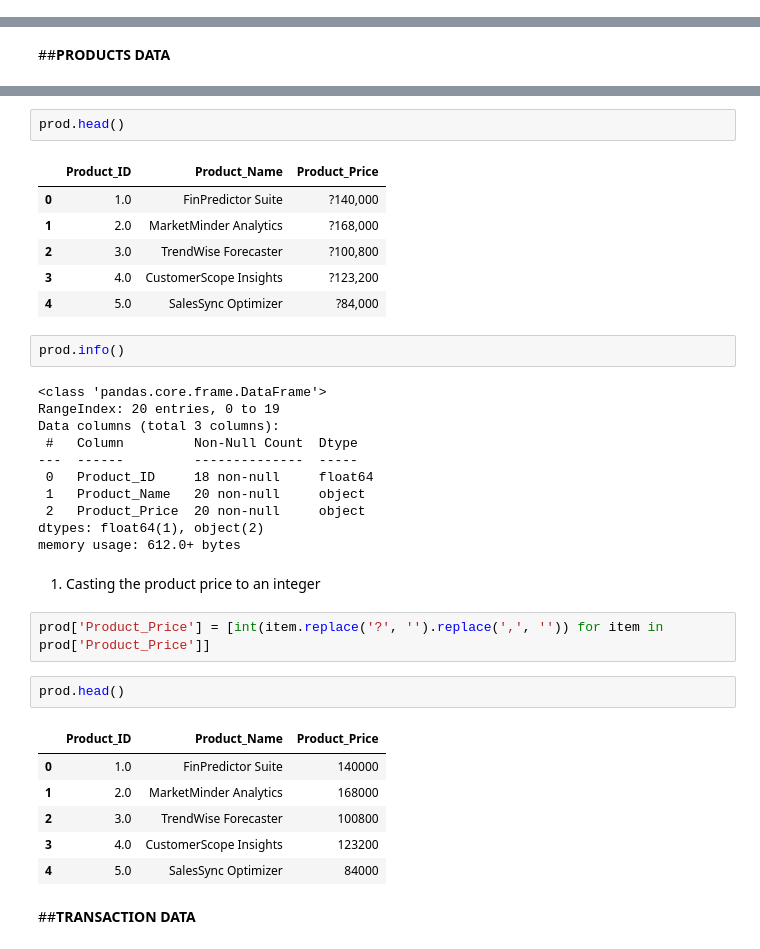
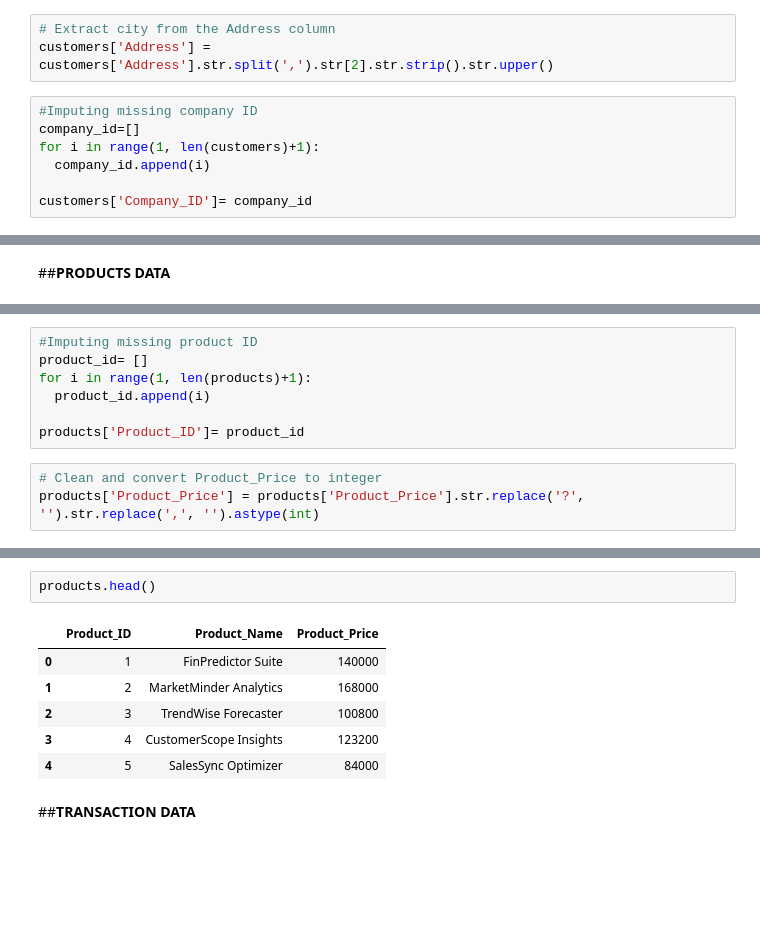
Before and after one commit to christianbusalanan/FinMark-Predictive-Analytics, a Jupyter notebook: MO_IT134_Homework_Week_3_Homework_Project_Dataset_Preprocessing_and_Feature_Engineering_BSIT_S3101_Busalanan,_C_N_.ipynb, the cells around one changed output, grey strips where cells are left out. Drawn from its saved outputs; the diff is of its cells as text; blank space fills up the shorter version.

```diff
--- a/MO_IT134_Homework_Week_3_Homework_Project_Dataset_Preprocessing_and_Feature_Engineering_BSIT_S3101_Busalanan,_C_N_.ipynb
+++ b/MO_IT134_Homework_Week_3_Homework_Project_Dataset_Preprocessing_and_Feature_Engineering_BSIT_S3101_Busalanan,_C_N_.ipynb
@@ -19 +43,11 @@ trans= pd.read_csv('transactions_data.csv')
+# %%
+# Extract city from the Address column
+customers['Address'] = customers['Address'].str.split(',').str[2].str.strip().str.upper()
+# %%
+#Imputing missing company ID
+company_id=[]
+for i in range(1, len(customers)+1):
+  company_id.append(i)
+
+customers['Company_ID']= company_id
 # %%
@@ -62,0 +80,10 @@ cust.head()
+# %%
+#Imputing missing product ID
+product_id= []
+for i in range(1, len(products)+1):
+  product_id.append(i)
+
+products['Product_ID']= product_id
+# %%
+# Clean and convert Product_Price to integer
+products['Product_Price'] = products['Product_Price'].str.replace('?', '').str.replace(',', '').astype(int)
@@ -63,37 +103,11 @@ cust.head()
 # %%
-prod.head()
+products.head()
 # %% [output]
 |  | Product_ID | Product_Name | Product_Price |
-| 0 | 1.0 | FinPredictor Suite | ?140,000 |
-| 1 | 2.0 | MarketMinder Analytics | ?168,000 |
-| 2 | 3.0 | TrendWise Forecaster | ?100,800 |
-| 3 | 4.0 | CustomerScope Insights | ?123,200 |
-| 4 | 5.0 | SalesSync Optimizer | ?84,000 |
+| 0 | 1 | FinPredictor Suite | 140000 |
+| 1 | 2 | MarketMinder Analytics | 168000 |
+| 2 | 3 | TrendWise Forecaster | 100800 |
+| 3 | 4 | CustomerScope Insights | 123200 |
+| 4 | 5 | SalesSync Optimizer | 84000 |
-# %%
-prod.info()
-# %% [output]
-<class 'pandas.core.frame.DataFrame'>
-RangeIndex: 20 entries, 0 to 19
-Data columns (total 3 columns):
- #   Column         Non-Null Count  Dtype
----  ------         --------------  -----
- 0   Product_ID     18 non-null     float64
- 1   Product_Name   20 non-null     object
- 2   Product_Price  20 non-null     object
-dtypes: float64(1), object(2)
-memory usage: 612.0+ bytes
-# %% [markdown]
-1. Casting the product price to an integer
-# %%
-prod['Product_Price'] = [int(item.replace('?', '').replace(',', '')) for item in prod['Product_Price']]
-# %%
-prod.head()
-# %% [output]
-|  | Product_ID | Product_Name | Product_Price |
-| 0 | 1.0 | FinPredictor Suite | 140000 |
-| 1 | 2.0 | MarketMinder Analytics | 168000 |
-| 2 | 3.0 | TrendWise Forecaster | 100800 |
-| 3 | 4.0 | CustomerScope Insights | 123200 |
-| 4 | 5.0 | SalesSync Optimizer | 84000 |
 # %% [markdown]
 ##**TRANSACTION DATA**
```
Also changed, not shown: parts of 74 cells of this notebook.
